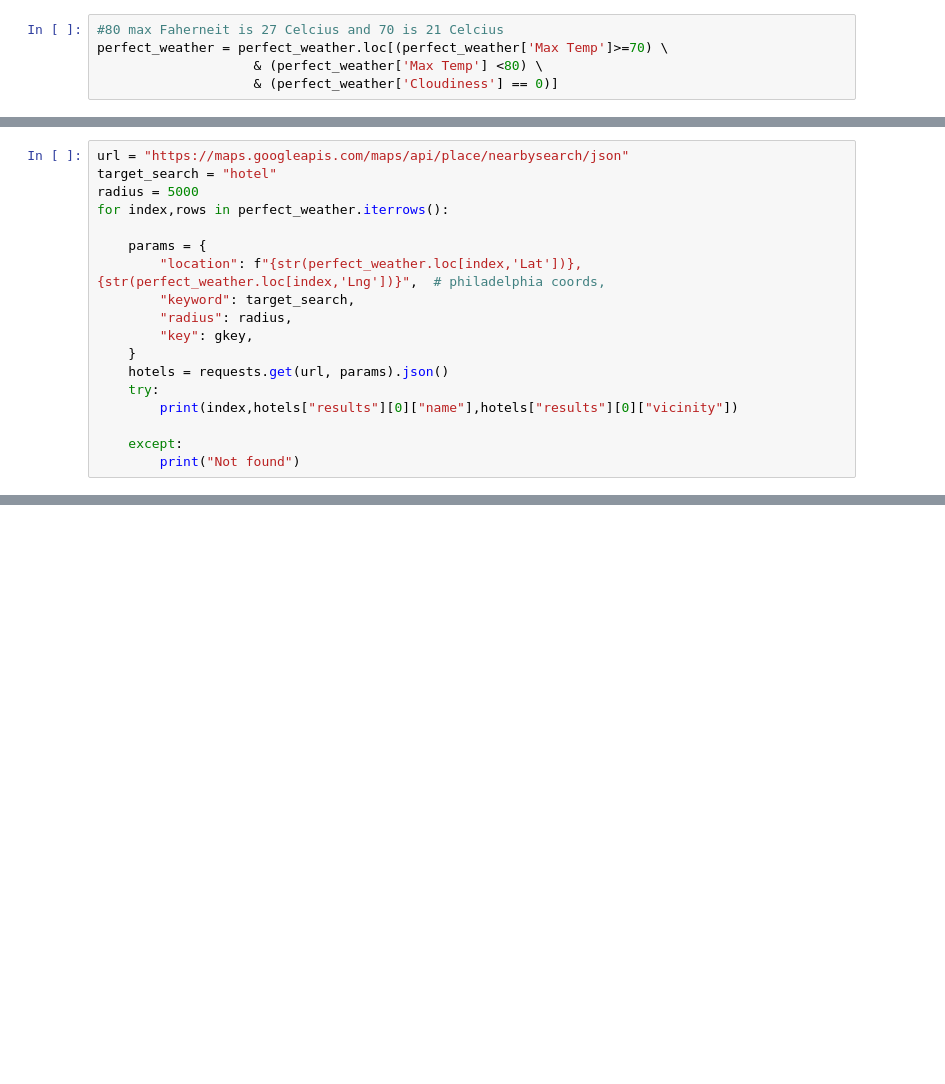
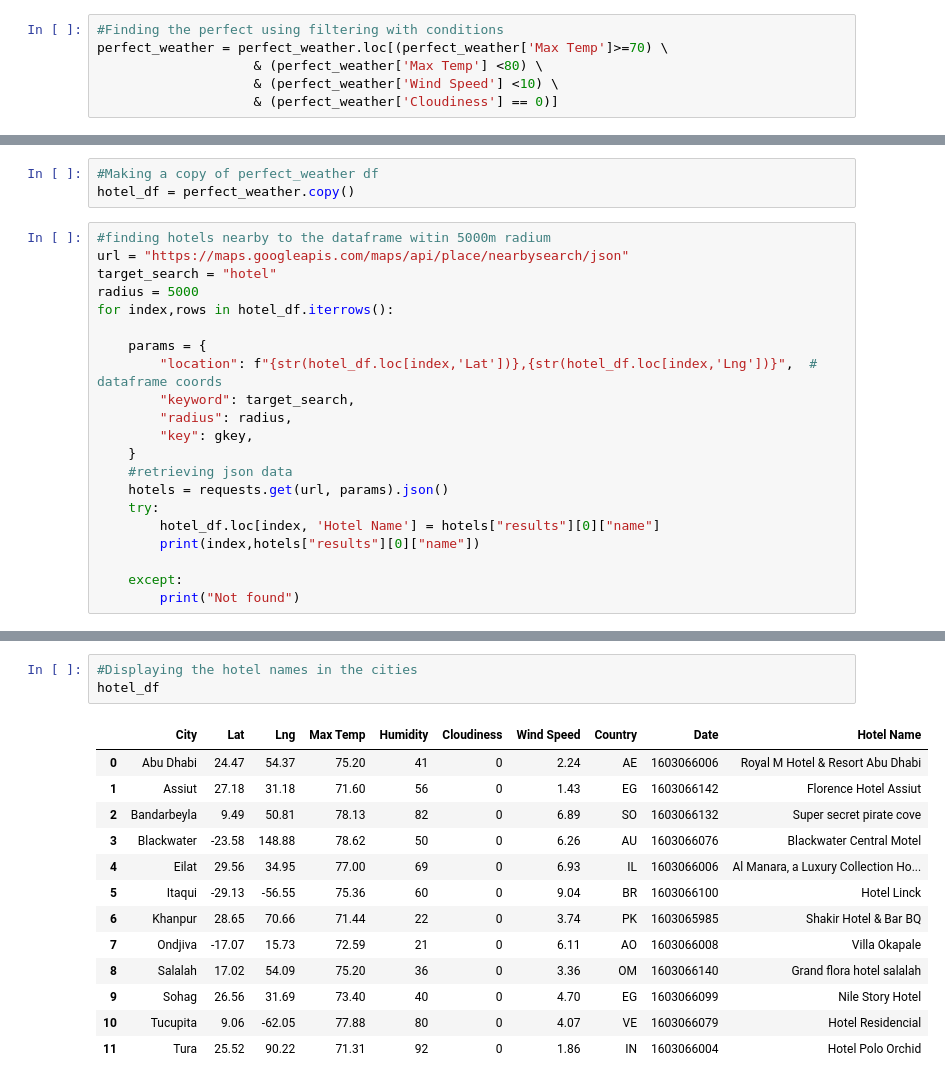
Before and after one commit to RynnAethelWulf/python-api-challenge, a Jupyter notebook: VacationPy/VacationPy.ipynb, the cells around one changed output, grey strips where cells are left out. Saved outputs shown, nothing was run; the diff lists cells and outputs as text; blank space fills up the shorter version.

```diff
--- a/VacationPy/VacationPy.ipynb
+++ b/VacationPy/VacationPy.ipynb
@@ -86,6 +96,7 @@ memory usage: 42.7+ KB
 # %%
-#80 max Faherneit is 27 Celcius and 70 is 21 Celcius
+#Finding the perfect using filtering with conditions
 perfect_weather = perfect_weather.loc[(perfect_weather['Max Temp']>=70) \
                     & (perfect_weather['Max Temp'] <80) \
+                    & (perfect_weather['Wind Speed'] <10) \
                     & (perfect_weather['Cloudiness'] == 0)]
 # %%
@@ -113,18 +122,24 @@ perfect_weather
+# %%
+#Making a copy of perfect_weather df
+hotel_df = perfect_weather.copy()
 # %%
+#finding hotels nearby to the dataframe witin 5000m radium
 url = "https://maps.googleapis.com/maps/api/place/nearbysearch/json"
 target_search = "hotel"
 radius = 5000
-for index,rows in perfect_weather.iterrows():
+for index,rows in hotel_df.iterrows():
 
     params = {
-        "location": f"{str(perfect_weather.loc[index,'Lat'])},{str(perfect_weather.loc[index,'Lng'])}",  # philadelphia coords,
+        "location": f"{str(hotel_df.loc[index,'Lat'])},{str(hotel_df.loc[index,'Lng'])}",  # dataframe coords
         "keyword": target_search,
         "radius": radius,
         "key": gkey,
     }
+    #retrieving json data
     hotels = requests.get(url, params).json()
     try:
-        print(index,hotels["results"][0]["name"],hotels["results"][0]["vicinity"])
+        hotel_df.loc[index, 'Hotel Name'] = hotels["results"][0]["name"]
+        print(index,hotels["results"][0]["name"])
 
     except:
         print("Not found")
@@ -151,0 +159,17 @@ Not found
+# %%
+#Displaying the hotel names in the cities
+hotel_df
+# %% [output]
+|  | City | Lat | Lng | Max Temp | Humidity | Cloudiness | Wind Speed | Country | Date | Hotel Name |
+| 0 | Abu Dhabi | 24.47 | 54.37 | 75.20 | 41 | 0 | 2.24 | AE | 1603066006 | Royal M Hotel & Resort Abu Dhabi |
+| 1 | Assiut | 27.18 | 31.18 | 71.60 | 56 | 0 | 1.43 | EG | 1603066142 | Florence Hotel Assiut |
+| 2 | Bandarbeyla | 9.49 | 50.81 | 78.13 | 82 | 0 | 6.89 | SO | 1603066132 | Super secret pirate cove |
+| 3 | Blackwater | -23.58 | 148.88 | 78.62 | 50 | 0 | 6.26 | AU | 1603066076 | Blackwater Central Motel |
+| 4 | Eilat | 29.56 | 34.95 | 77.00 | 69 | 0 | 6.93 | IL | 1603066006 | Al Manara, a Luxury Collection Ho... |
+| 5 | Itaqui | -29.13 | -56.55 | 75.36 | 60 | 0 | 9.04 | BR | 1603066100 | Hotel Linck |
+| 6 | Khanpur | 28.65 | 70.66 | 71.44 | 22 | 0 | 3.74 | PK | 1603065985 | Shakir Hotel & Bar BQ |
+| 7 | Ondjiva | -17.07 | 15.73 | 72.59 | 21 | 0 | 6.11 | AO | 1603066008 | Villa Okapale |
+| 8 | Salalah | 17.02 | 54.09 | 75.20 | 36 | 0 | 3.36 | OM | 1603066140 | Grand flora hotel salalah |
+| 9 | Sohag | 26.56 | 31.69 | 73.40 | 40 | 0 | 4.70 | EG | 1603066099 | Nile Story Hotel |
+| 10 | Tucupita | 9.06 | -62.05 | 77.88 | 80 | 0 | 4.07 | VE | 1603066079 | Hotel Residencial |
+| 11 | Tura | 25.52 | 90.22 | 71.31 | 92 | 0 | 1.86 | IN | 1603066004 | Hotel Polo Orchid |
```
Also changed, not shown: parts of 14 cells of this notebook.
